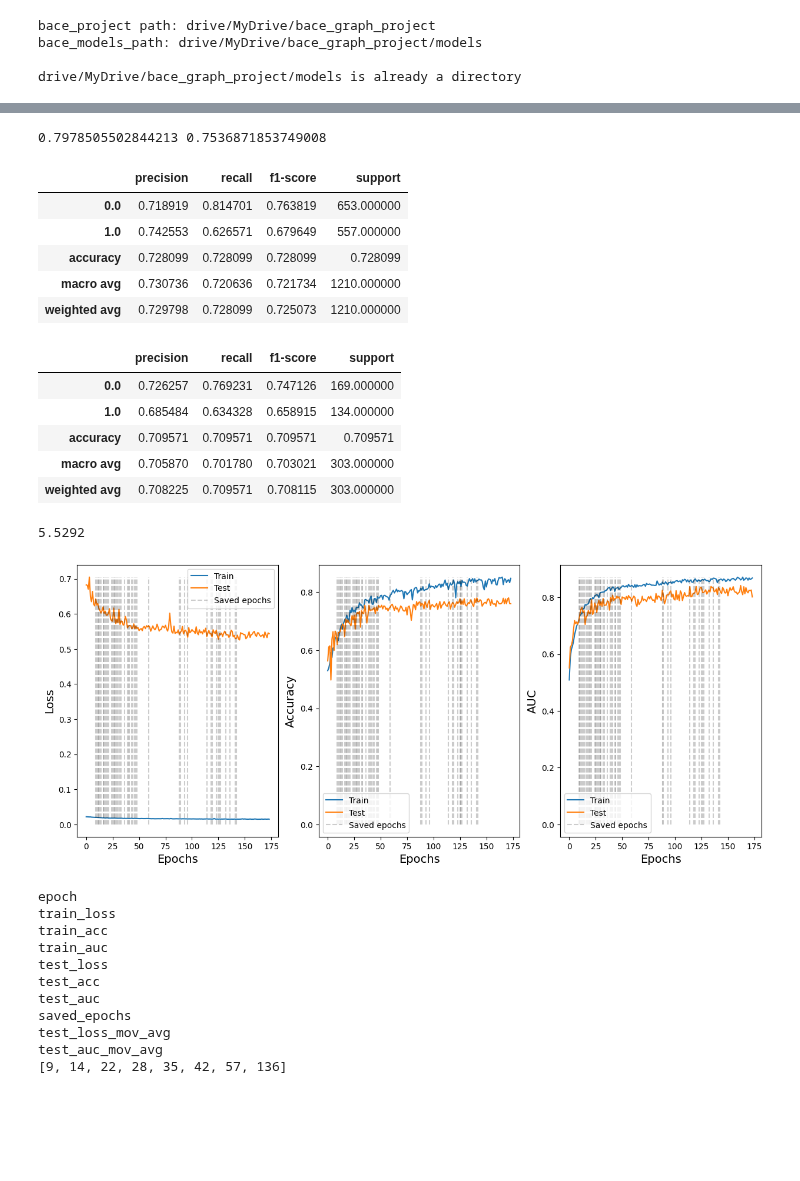
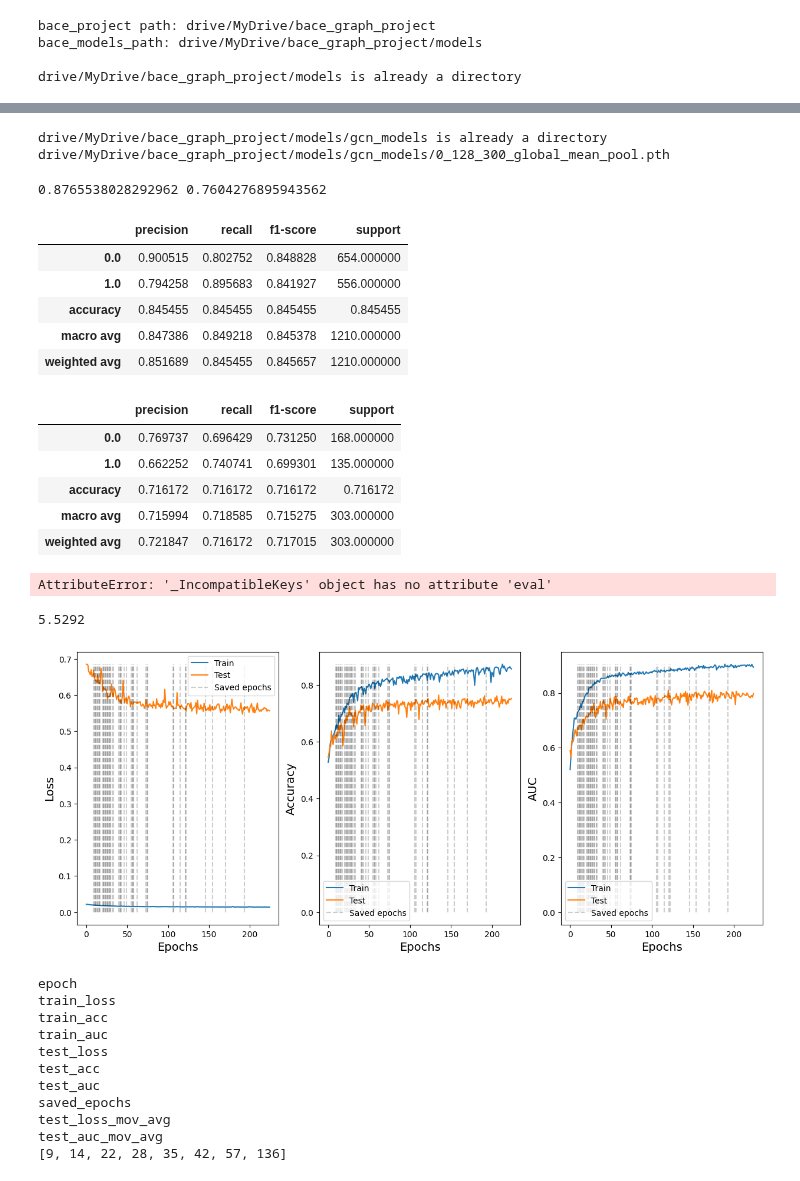
Before and after one commit to lnsayer/personal_repo, a Jupyter notebook: drug discovery with BACE dataset/graph_classification_bace_dataset.ipynb, the cells around one changed output, grey strips where cells are left out. Saved outputs shown, nothing was run; the diff lists cells and outputs as text; code cells hidden in the pictures; blank space fills up the shorter version.

Commit message:
Ran repeats of GCN model and creating a function to calculate average metrics of repeats

```diff
--- a/drug discovery with BACE dataset/graph_classification_bace_dataset.ipynb
+++ b/drug discovery with BACE dataset/graph_classification_bace_dataset.ipynb
@@ -959,9 +959,14 @@ else:
   bace_gcn_models_path.mkdir(parents=True, exist_ok=True)
 
 
-for i in range(1):
+for i in range(5):
   model_save_name = f"{i}_{num_hidden_channels}_{nb_epochs}_{pool_method.__name__}.pth"
   model_save_path  = bace_gcn_models_path / model_save_name
+
+  model = GCNClassifier(num_features, num_hidden_channels, num_out_channels, pool_method)
+  adam_optimizer = torch.optim.Adam(model.parameters(), lr=0.001)
+  criterion = torch.nn.CrossEntropyLoss()
+
   results = train(model,
       train_dataloader,
       test_dataloader,
@@ -972,7 +977,7 @@ for i in range(1):
       window_size=window_size,
       patience=patience)
   with open(bace_gcn_models_path/f"{i}_{num_hidden_channels}_{nb_epochs}_{pool_method.__name__}_results.pkl", 'wb') as f:
-    print("entered with open pickle")
+    print("Saved results of this model")
     pickle.dump(results, f)
 
 
@@ -1136,6 +1110,9 @@ loaded_model.eval()
 with torch.inference_mode():
     loaded_model_preds = loaded_model(next(iter(test_dataloader)))
 # loaded_model_preds
+# %% [output]
+drive/MyDrive/bace_graph_project/models/gcn_models is already a directory
+drive/MyDrive/bace_graph_project/models/gcn_models/0_128_300_global_mean_pool.pth
 # %%
 # Function which gives the AUC of a model and its metrics, as given by Scikit-Learn's classification report
 
@@ -1197,19 +1174,37 @@ train_auroc, test_auroc, train_classification_report, test_classification_report
 print(train_auroc, test_auroc)
 display(train_classification_report, test_classification_report)
 # %% [output]
-0.7978505502844213 0.7536871853749008
+0.8765538028292962 0.7604276895943562
 |  | precision | recall | f1-score | support |
-| 0.0 | 0.718919 | 0.814701 | 0.763819 | 653.000000 |
-| 1.0 | 0.742553 | 0.626571 | 0.679649 | 557.000000 |
-| accuracy | 0.728099 | 0.728099 | 0.728099 | 0.728099 |
-| macro avg | 0.730736 | 0.720636 | 0.721734 | 1210.000000 |
-| weighted avg | 0.729798 | 0.728099 | 0.725073 | 1210.000000 |
+| 0.0 | 0.900515 | 0.802752 | 0.848828 | 654.000000 |
+| 1.0 | 0.794258 | 0.895683 | 0.841927 | 556.000000 |
+| accuracy | 0.845455 | 0.845455 | 0.845455 | 0.845455 |
+| macro avg | 0.847386 | 0.849218 | 0.845378 | 1210.000000 |
+| weighted avg | 0.851689 | 0.845455 | 0.845657 | 1210.000000 |
 |  | precision | recall | f1-score | support |
-| 0.0 | 0.726257 | 0.769231 | 0.747126 | 169.000000 |
-| 1.0 | 0.685484 | 0.634328 | 0.658915 | 134.000000 |
-| accuracy | 0.709571 | 0.709571 | 0.709571 | 0.709571 |
-| macro avg | 0.705870 | 0.701780 | 0.703021 | 303.000000 |
-| weighted avg | 0.708225 | 0.709571 | 0.708115 | 303.000000 |
+| 0.0 | 0.769737 | 0.696429 | 0.731250 | 168.000000 |
+| 1.0 | 0.662252 | 0.740741 | 0.699301 | 135.000000 |
+| accuracy | 0.716172 | 0.716172 | 0.716172 | 0.716172 |
+| macro avg | 0.715994 | 0.718585 | 0.715275 | 303.000000 |
+| weighted avg | 0.721847 | 0.716172 | 0.717015 | 303.000000 |
+# %%
+def average_model_metrics(model, models_directory, model_name_stem, repeats):
+  for i in range(repeats):
+    model_name = f"{i}" + model_name_stem
+    model_path = models_directory / model_name
+    loaded_model = model.load_state_dict(torch.load(f=model_path))
+
+    train_auroc, test_auroc, train_classification_report, test_classification_report = new_metric_func(loaded_model, train_dataloader, test_dataloader)
+
+    print( train_auroc, test_auroc, train_classification_report, test_classification_report)
+
+model_skeleton = GCNClassifier(num_features, num_hidden_channels, num_out_channels, pool_method)
+bace_gcn_models_path = bace_models_path / "gcn_models"
+
+
+average_model_metrics(model_skeleton, bace_gcn_models_path, "_128_300_global_mean_pool.pth", 5)
+# %% [output]
+AttributeError: '_IncompatibleKeys' object has no attribute 'eval'
 # %%
 print(train_auroc)
 # %%
@@ -1251,12 +1246,12 @@ def loss_acc_auc_plots(results):
   ax[1].legend();
   ax[2].legend();
 # %%
-with open('/content/drive/MyDrive/bace_graph_project/models/gcn_models/0_128_300_global_mean_pool_results.pkl', 'rb') as f:
+with open('/content/drive/MyDrive/bace_graph_project/models/gcn_models/4_128_300_global_mean_pool_results.pkl', 'rb') as f:
     loaded_dict = pickle.load(f)
 
 loss_acc_auc_plots(loaded_dict)
 # %% [output]
-[figure, old version]
+[figure, new version]
 # %%
 for key in loaded_dict:
    print(key)
```
Also changed, not shown: parts of 8 cells of this notebook.
